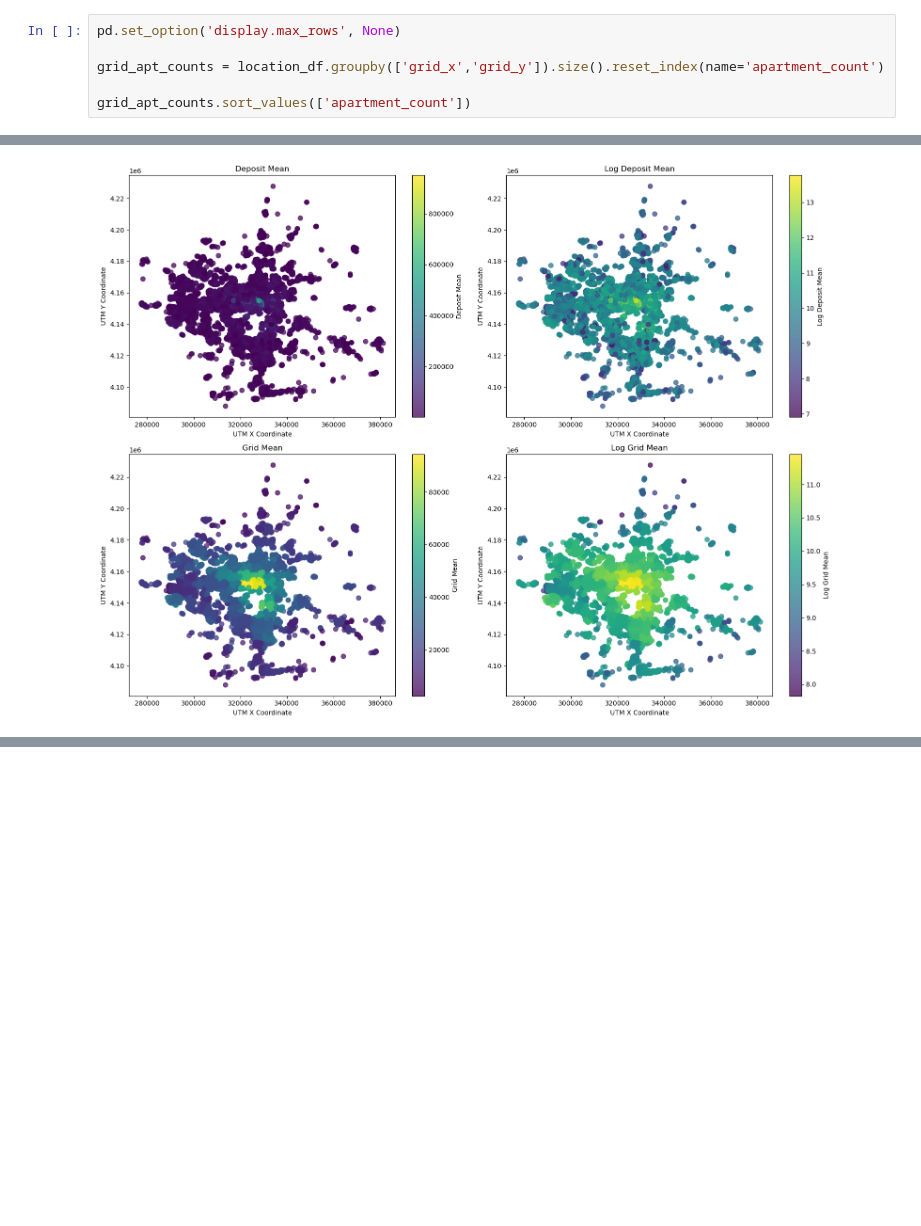
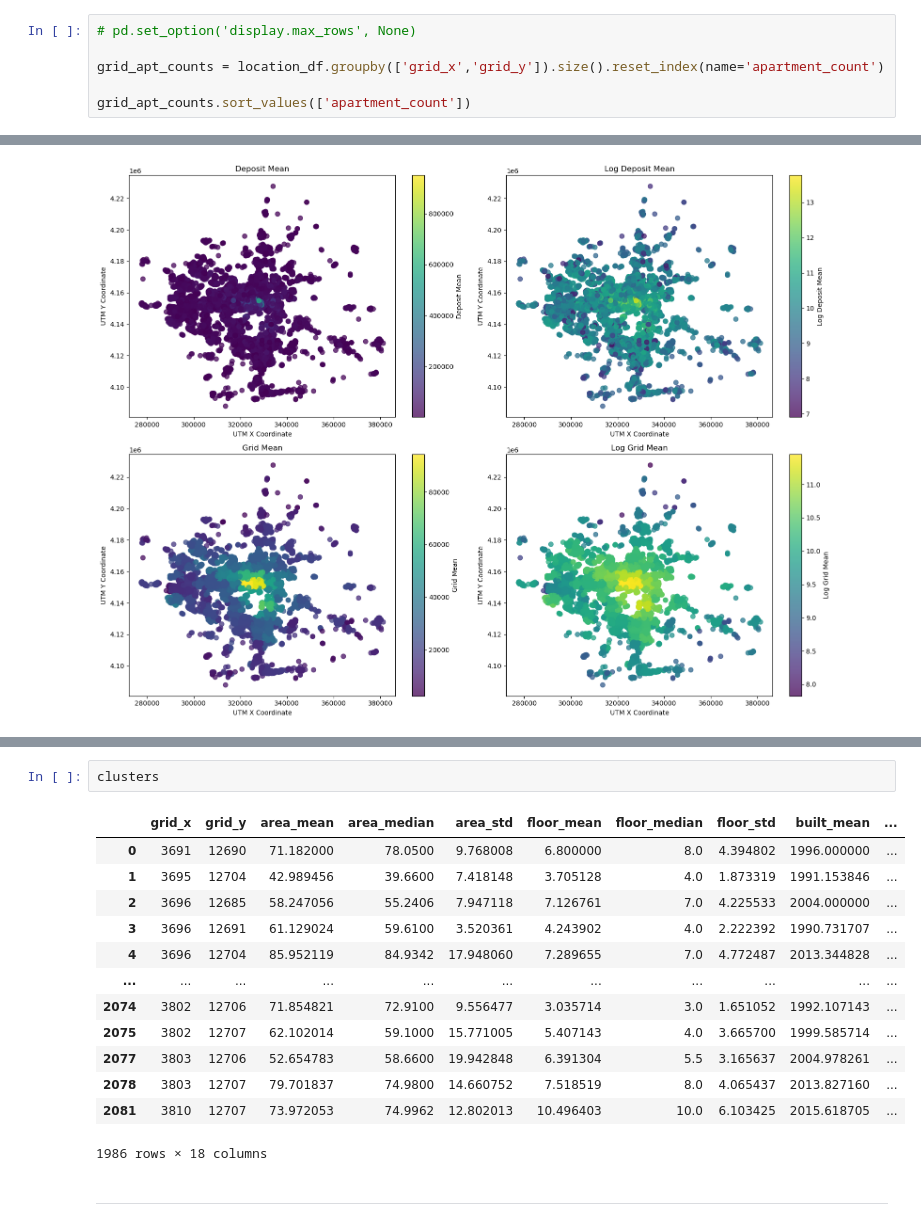
Before and after one commit to boostcampaitech7/level2-competitiveds-recsys-06, a Jupyter notebook: EDA/백우성/EDA_practice3.ipynb, the cells around one changed output, grey strips where cells are left out. Saved outputs shown, nothing was run; the diff lists cells and outputs as text; blank space fills up the shorter version.

```diff
--- a/EDA/백우성/EDA_practice3.ipynb
+++ b/EDA/백우성/EDA_practice3.ipynb
@@ -175,7 +155,7 @@ plt.show()
 # %% [output]
 [figure]
 # %%
-pd.set_option('display.max_rows', None)
+# pd.set_option('display.max_rows', None)
 
 grid_apt_counts = location_df.groupby(['grid_x','grid_y']).size().reset_index(name='apartment_count')
 
@@ -341,0 +365,18 @@ plt.show()
+# %%
+clusters
+# %% [output]
+|  | grid_x | grid_y | area_mean | area_median | area_std | floor_mean | floor_median | floor_std | built_mean | ... |
+| 0 | 3691 | 12690 | 71.182000 | 78.0500 | 9.768008 | 6.800000 | 8.0 | 4.394802 | 1996.000000 | ... |
+| 1 | 3695 | 12704 | 42.989456 | 39.6600 | 7.418148 | 3.705128 | 4.0 | 1.873319 | 1991.153846 | ... |
+| 2 | 3696 | 12685 | 58.247056 | 55.2406 | 7.947118 | 7.126761 | 7.0 | 4.225533 | 2004.000000 | ... |
+| 3 | 3696 | 12691 | 61.129024 | 59.6100 | 3.520361 | 4.243902 | 4.0 | 2.222392 | 1990.731707 | ... |
+| 4 | 3696 | 12704 | 85.952119 | 84.9342 | 17.948060 | 7.289655 | 7.0 | 4.772487 | 2013.344828 | ... |
+| ... | ... | ... | ... | ... | ... | ... | ... | ... | ... | ... |
+| 2074 | 3802 | 12706 | 71.854821 | 72.9100 | 9.556477 | 3.035714 | 3.0 | 1.651052 | 1992.107143 | ... |
+| 2075 | 3802 | 12707 | 62.102014 | 59.1000 | 15.771005 | 5.407143 | 4.0 | 3.665700 | 1999.585714 | ... |
+| 2077 | 3803 | 12706 | 52.654783 | 58.6600 | 19.942848 | 6.391304 | 5.5 | 3.165637 | 2004.978261 | ... |
+| 2078 | 3803 | 12707 | 79.701837 | 74.9800 | 14.660752 | 7.518519 | 8.0 | 4.065437 | 2013.827160 | ... |
+| 2081 | 3810 | 12707 | 73.972053 | 74.9962 | 12.802013 | 10.496403 | 10.0 | 6.103425 | 2015.618705 | ... |
+1986 rows × 18 columns
+# %% [markdown]
+----
```
Also changed, not shown: parts of 16 cells of this notebook.
